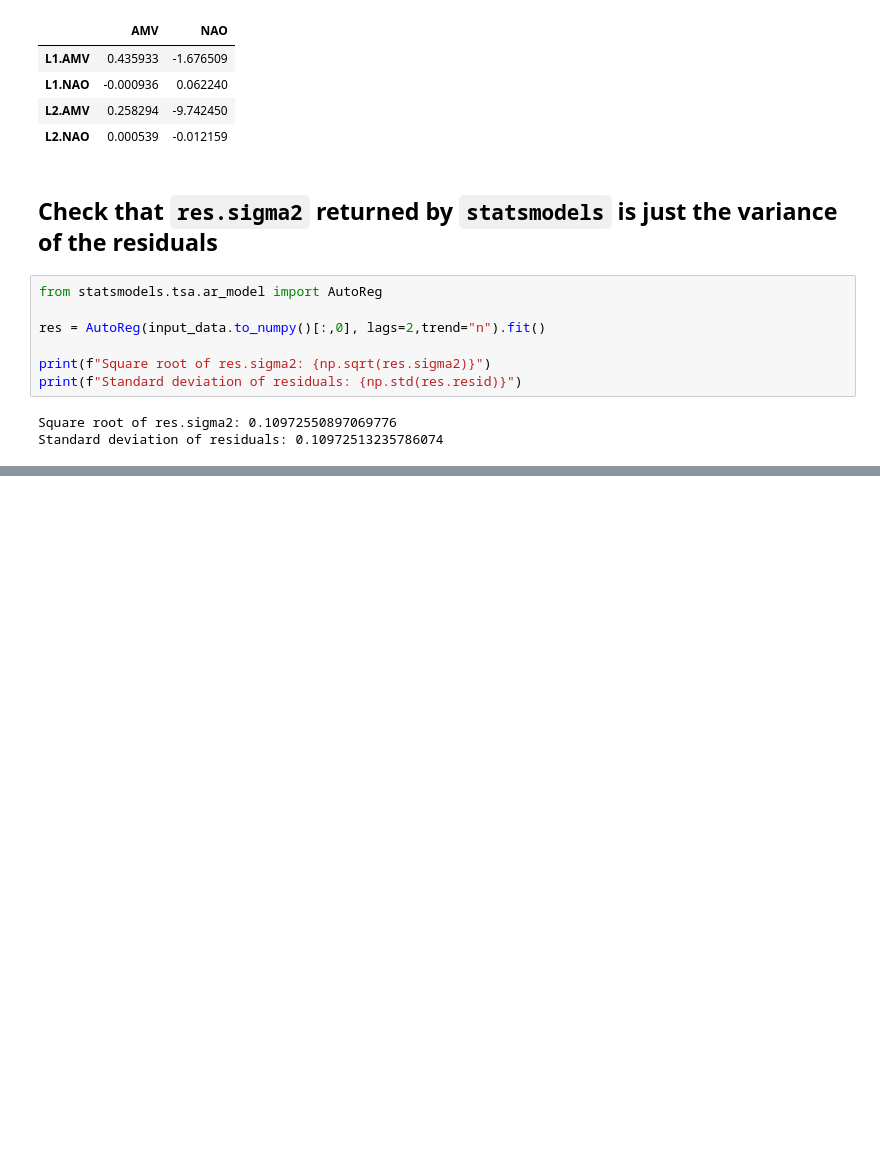
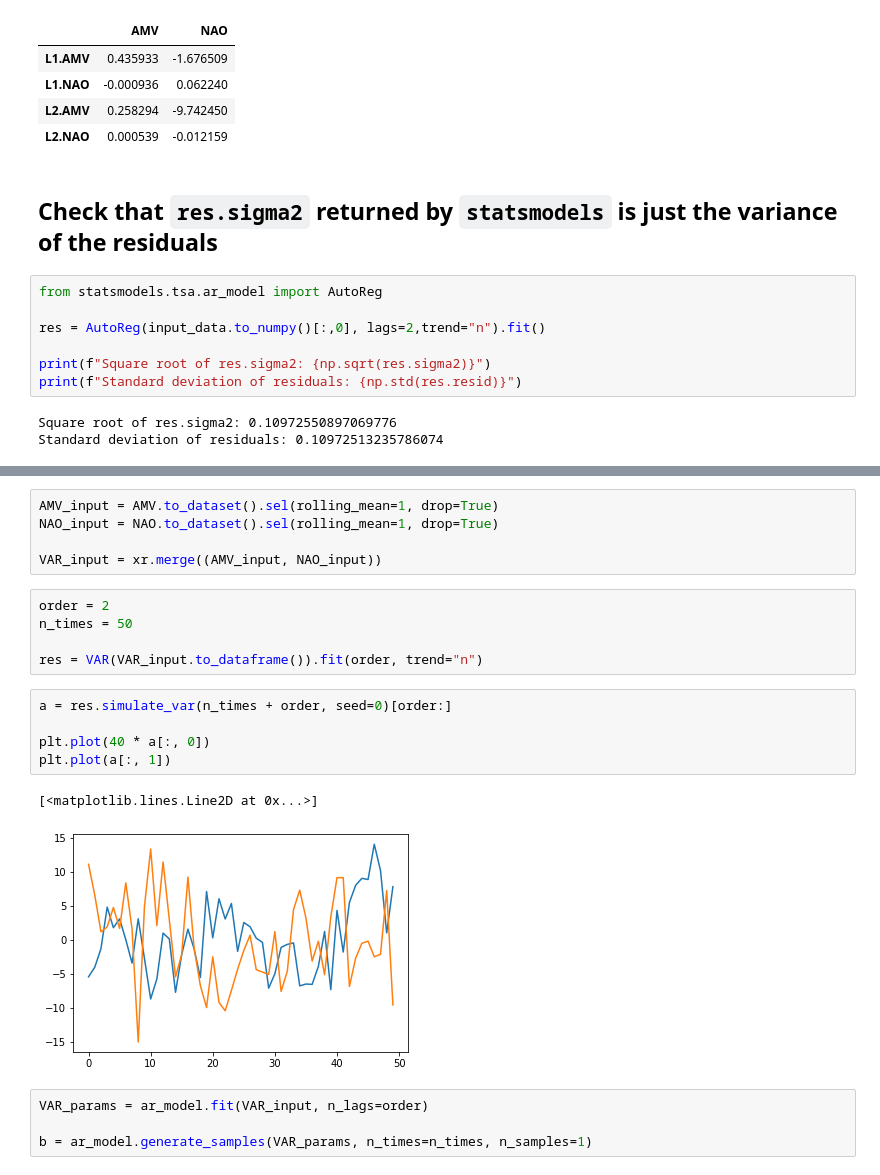
Before and after one commit to dougiesquire/Squire_2022_correlation, a Jupyter notebook: notebooks/exploratory/try_VAR.ipynb, the cells around one changed output, grey strips where cells are left out. Cells and saved outputs as stored; diff of their text form; blank space fills up the shorter version.

Commit message:
extend fit, predict, generate_samples to VAR

```diff
--- a/notebooks/exploratory/try_VAR.ipynb
+++ b/notebooks/exploratory/try_VAR.ipynb
@@ -667,0 +445,22 @@ order = 2
+# %%
+AMV_input = AMV.to_dataset().sel(rolling_mean=1, drop=True)
+NAO_input = NAO.to_dataset().sel(rolling_mean=1, drop=True)
+
+VAR_input = xr.merge((AMV_input, NAO_input))
+# %%
+order = 2
+n_times = 50
+
+res = VAR(VAR_input.to_dataframe()).fit(order, trend="n")
+# %%
+a = res.simulate_var(n_times + order, seed=0)[order:]
+
+plt.plot(40 * a[:, 0])
+plt.plot(a[:, 1])
+# %% [output]
+[<matplotlib.lines.Line2D at 0x...>]
+[figure, added]
+# %%
+VAR_params = ar_model.fit(VAR_input, n_lags=order)
+
+b = ar_model.generate_samples(VAR_params, n_times=n_times, n_samples=1)
```
Also changed, not shown: parts of 33 cells of this notebook, 1 other file.
